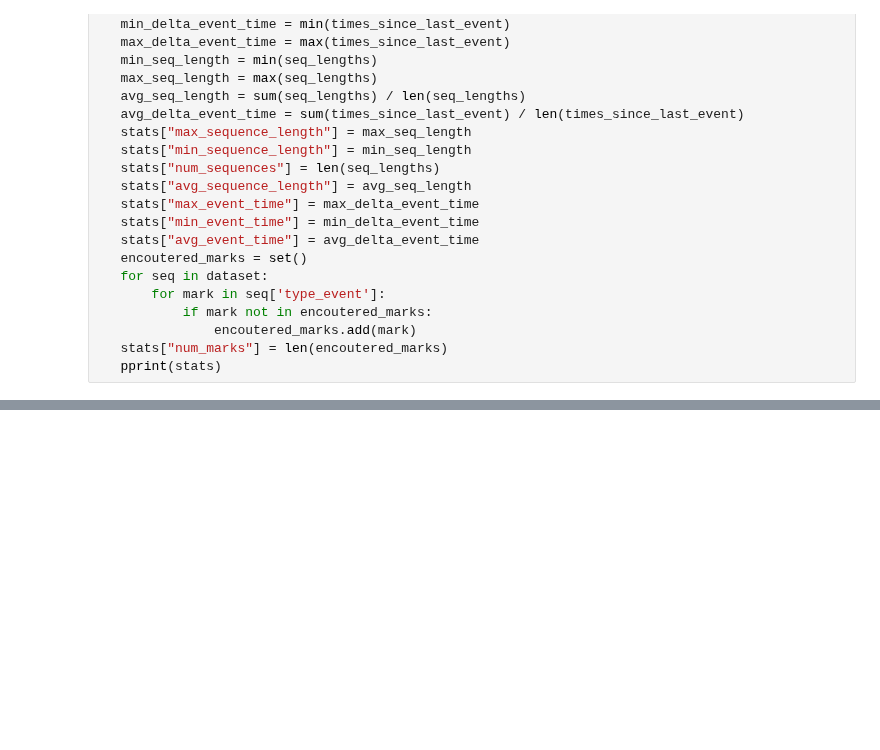
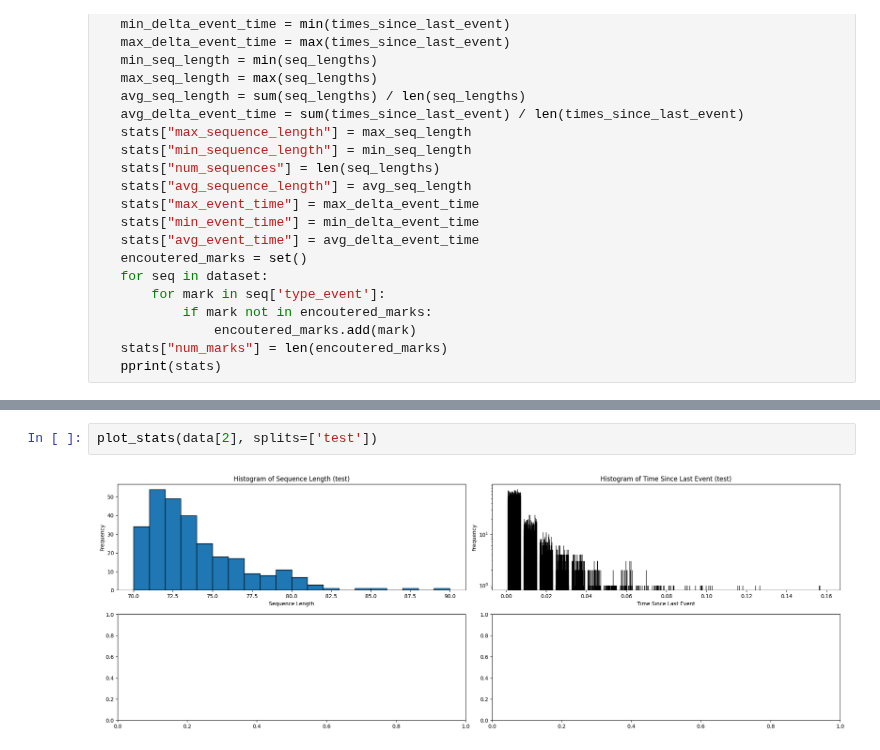
Before and after one commit to FIM4Science/OpenFIM, a Jupyter notebook: notebooks/hawkes/synthetic_datasets_stats.ipynb, the cells around one changed output, grey strips where cells are left out. Drawn from its saved outputs; the diff is of its cells as text; blank space fills up the shorter version.

```diff
--- a/notebooks/hawkes/synthetic_datasets_stats.ipynb
+++ b/notebooks/hawkes/synthetic_datasets_stats.ipynb
@@ -160,0 +248,4 @@ print_stats(data[0])
+# %%
+plot_stats(data[2], splits=['test'])
+# %% [output]
+[figure, added]
```
Also changed, not shown: parts of 6 cells of this notebook, 3 other files.
